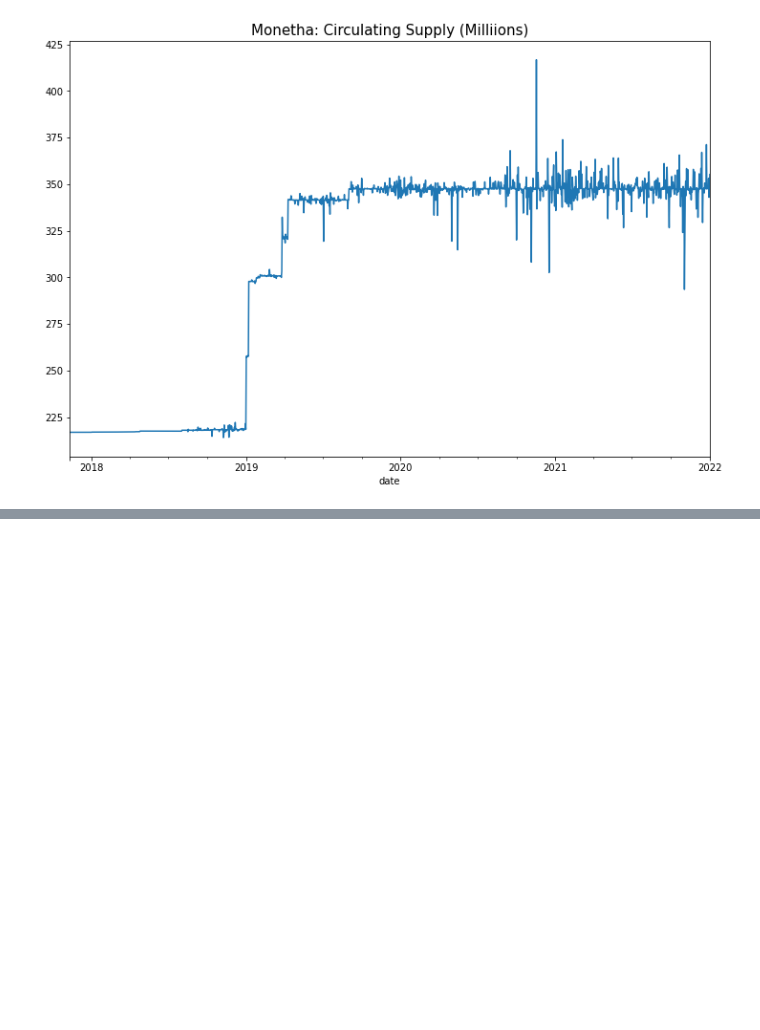
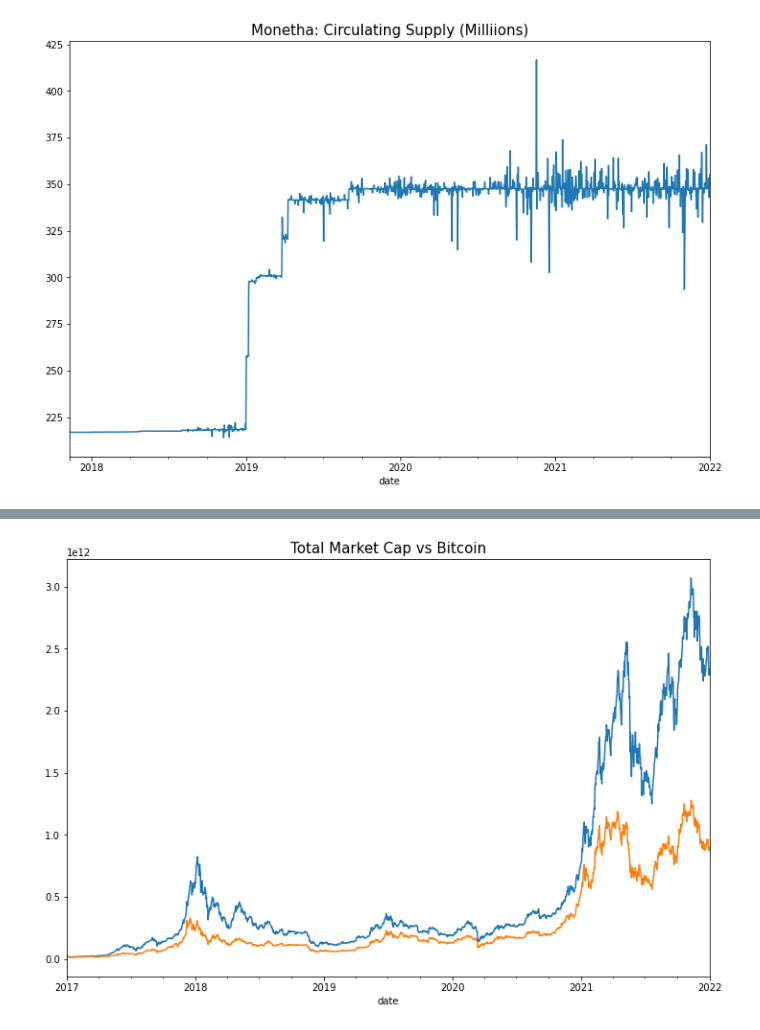
Before and after one commit to Jayce77/pythonDataCookbook, a Jupyter notebook: WorkingWithCoinGeckoData.ipynb, the cells around one changed output, grey strips where cells are left out. Drawn from its saved outputs; the diff is of its cells as text; code cells hidden in the pictures; blank space fills up the shorter version.

Commit message:
Working with CoinGecko Data market share over time

```diff
--- a/WorkingWithCoinGeckoData.ipynb
+++ b/WorkingWithCoinGeckoData.ipynb
@@ -509,0 +513,3 @@ plt.show()
+# %%
+total_mcap = df.groupby('date').market_cap.sum()
+total_mcap
@@ -509,0 +530,7 @@ plt.show()
+# %%
+total_mcap.plot(figsize=(12,8))
+bitcoin.market_cap.plot()
+plt.title('Total Market Cap vs Bitcoin', fontsize=15)
+plt.show()
+# %% [output]
+[figure, added]
```
Also changed, not shown: parts of 3 cells of this notebook.
